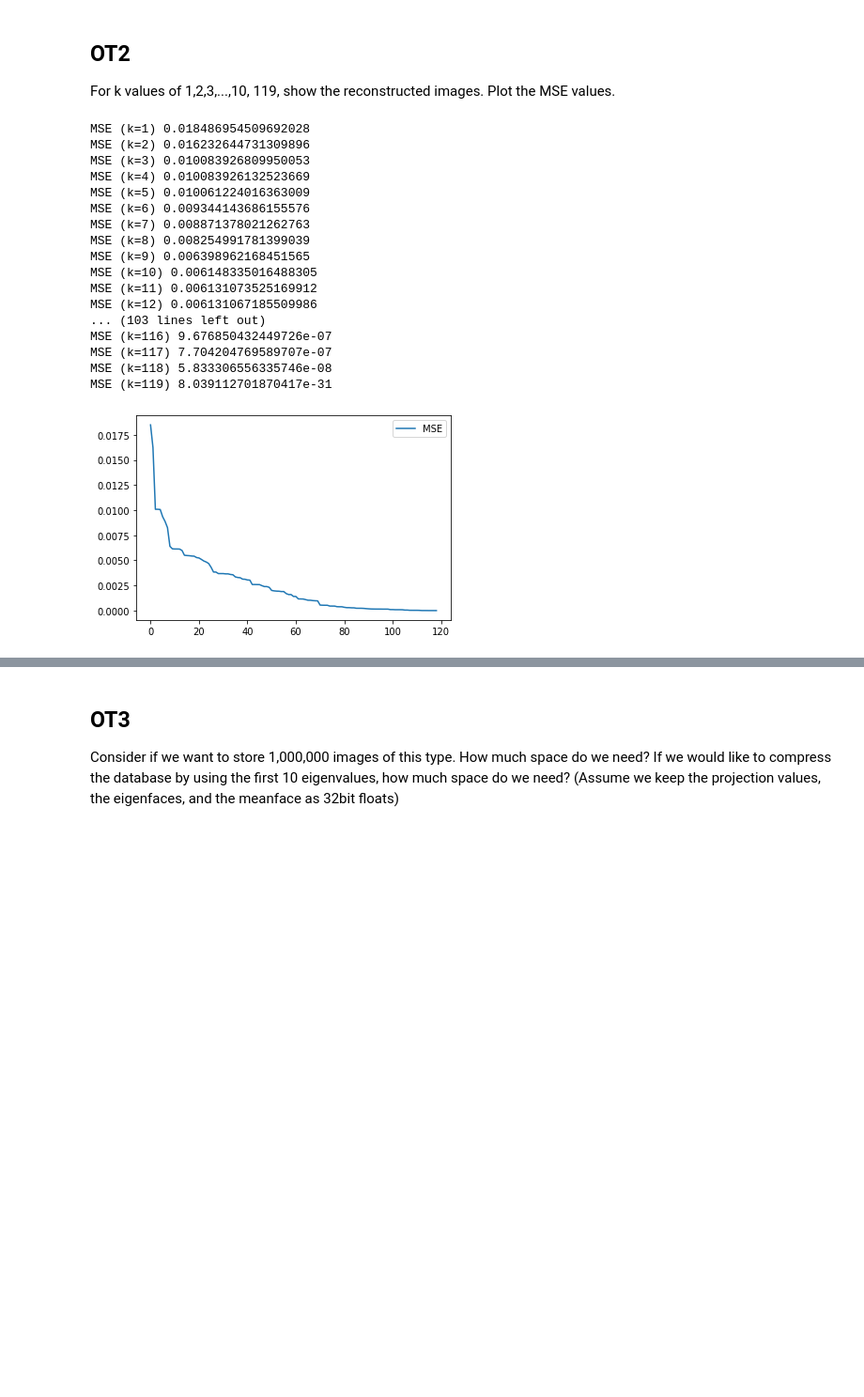
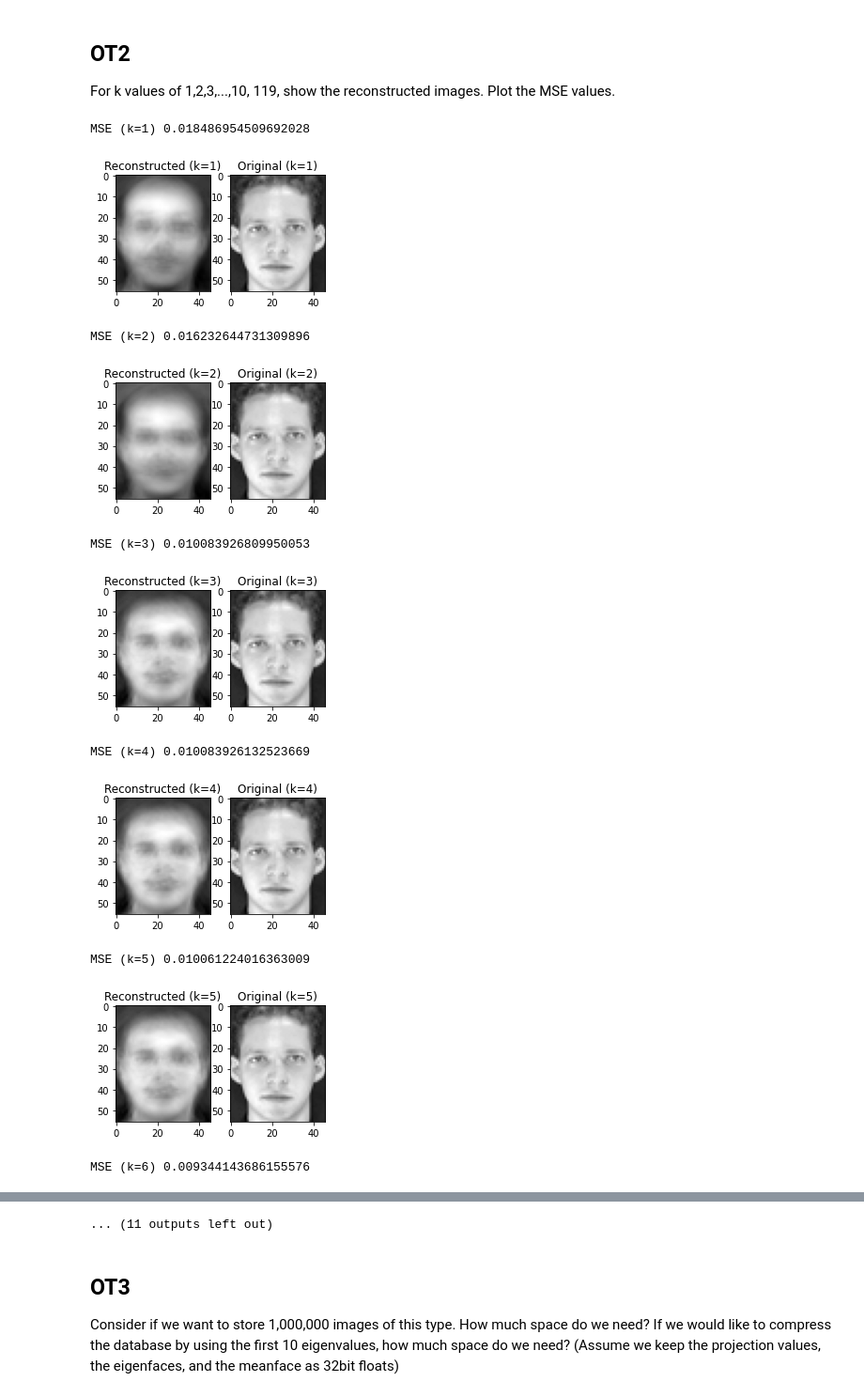
Before and after one commit to saenyakorn/2110573-PATT-RECOG, a Jupyter notebook: HW/HW03/HW03_Saenyakorn_Siangsanoh.ipynb, the cells around one changed output, grey strips where cells are left out. Shown at 94% size. Drawn from its saved outputs; the diff is of its cells as text; code cells hidden in the pictures; blank space fills up the shorter version.

```diff
--- a/HW/HW03/HW03_Saenyakorn_Siangsanoh.ipynb
+++ b/HW/HW03/HW03_Saenyakorn_Siangsanoh.ipynb
@@ -798,11 +797,16 @@ def face_verification(p, k=10):
   infos = c.find_infos()
   fprs = np.array([info["false_positive_rate"] for info in infos])
   fnrs = np.array([info["false_negative_rate"] for info in infos])
+
   index = np.argmin(np.abs(fprs - fnrs))
   eer = fprs[index]
-  return eer
+  print("EER:", eer)
 
-eer = face_verification(p ,10)
-print("EER:", eer)
+  print("-------------")
+  fprs_pos = np.argmax(fprs[fprs <= 0.001]) + 1
+  print("FALSE ALARM RATE:", fprs[fprs_pos])
+  print("RECALL:", infos[fprs_pos]["true_positive_rate"])
+
+face_verification(p ,10)
 # %% [output]
 EER: 0.07884615384615384
@@ -862,13 +876,15 @@ def recontruct_image(mu, V, p, k=10):
 def MSE(x, xd):
   return np.mean((x - xd)**2)
 
-x = recontruct_image(mu, V, p, 10).reshape(T.shape)
+k = 10
+image_number = 0
+x = recontruct_image(mu, V, p, k).reshape(T.shape)
 fig, axes = plt.subplots(ncols=2, figsize=(8, 8))
 axes[0].set_title("Reconstructed")
-axes[0].imshow(x[0], cmap="gray")
+axes[0].imshow(x[image_number], cmap="gray")
 axes[1].set_title("Original")
-axes[1].imshow(T[0], cmap="gray")
-print("MSE", MSE(x[0], T[0]))
+axes[1].imshow(T[image_number], cmap="gray")
+print("MSE", MSE(x[image_number], T[image_number]))
 plt.show()
 # %% [output]
 MSE 0.006148335016488305
@@ -879,37 +895,30 @@ MSE 0.006148335016488305
 For k values of 1,2,3,...,10, 119, show the reconstructed images. Plot the MSE values.
 # %%
 mses = []
-for i in range(1, 120):
+for i in [1, 2, 3, 4, 5, 6, 7, 8, 9, 10, 119]:
   x = recontruct_image(mu, V, p, i).reshape(T.shape)
   mse = MSE(x[0], T[0])
   mses.append(mse)
   print(f"MSE (k={i})", mse)
-  # fig, axes = plt.subplots(ncols=2, figsize=(4, 4))
-  # axes[0].set_title(f"Reconstructed (k={i})")
-  # axes[0].imshow(x[0], cmap="gray")
-  # axes[1].set_title(f"Original (k={i})")
-  # axes[1].imshow(T[0], cmap="gray")
-  # plt.show()
+  fig, axes = plt.subplots(ncols=2, figsize=(4, 4))
+  axes[0].set_title(f"Reconstructed (k={i})")
+  axes[0].imshow(x[0], cmap="gray")
+  axes[1].set_title(f"Original (k={i})")
+  axes[1].imshow(T[0], cmap="gray")
+  plt.show()
 
 plt.plot(mses, label="MSE")
 plt.legend()
 plt.show()
 # %% [output]
 MSE (k=1) 0.018486954509692028
-MSE (k=2) 0.016232644731309896
-MSE (k=3) 0.010083926809950053
-MSE (k=4) 0.010083926132523669
-MSE (k=5) 0.010061224016363009
-MSE (k=6) 0.009344143686155576
-MSE (k=7) 0.008871378021262763
-MSE (k=8) 0.008254991781399039
-MSE (k=9) 0.006398962168451565
-MSE (k=10) 0.006148335016488305
-MSE (k=11) 0.006131073525169912
-MSE (k=12) 0.006131067185509986
-... (103 lines left out)
-MSE (k=116) 9.676850432449726e-07
-MSE (k=117) 7.704204769589707e-07
-MSE (k=118) 5.833306556335746e-08
-MSE (k=119) 8.039112701870417e-31
-[figure, old version]
+[figure, new version]
+MSE (k=2) 0.016232644731309896
+[figure, added]
+MSE (k=3) 0.010083926809950053
+[figure, added]
+MSE (k=4) 0.010083926132523669
+[figure, added]
+MSE (k=5) 0.010061224016363009
+[figure, added]
+MSE (k=6) 0.009344143686155576
@@ -916,3 +926,4 @@ MSE (k=119) 8.039112701870417e-31
+... (11 outputs left out)
 # %% [markdown]
 ## OT3
 
```
Also changed, not shown: parts of 21 cells of this notebook, 2 other files.
